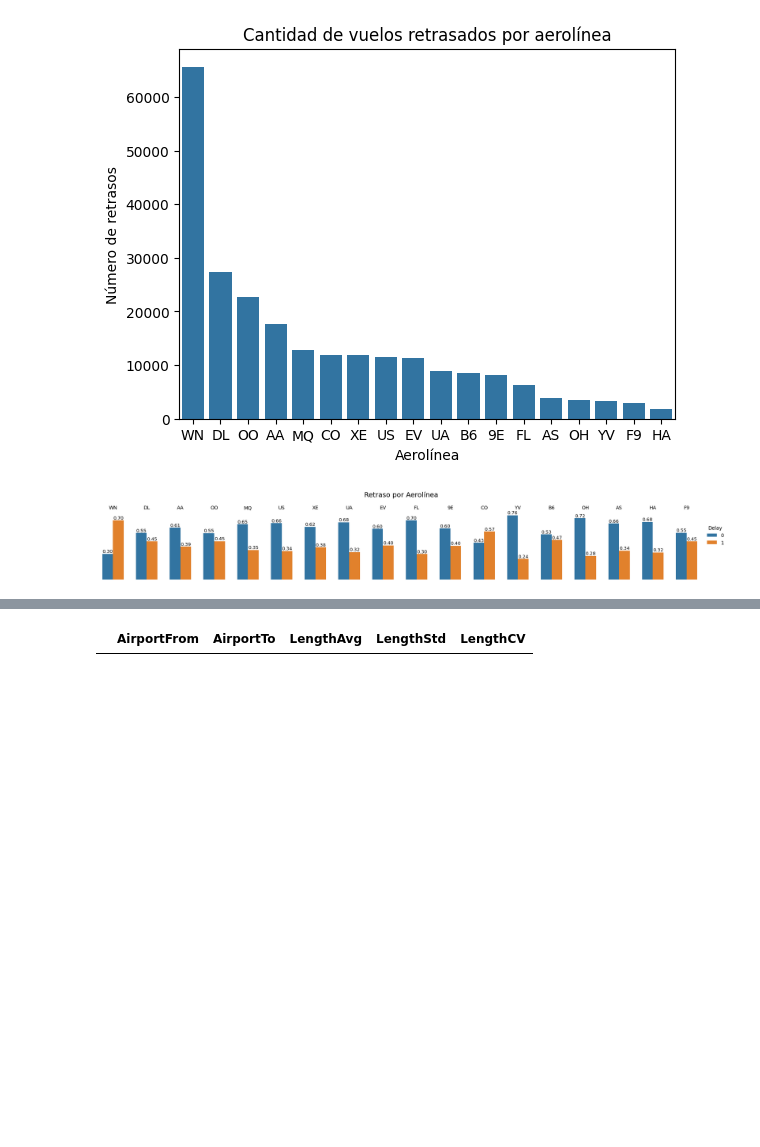
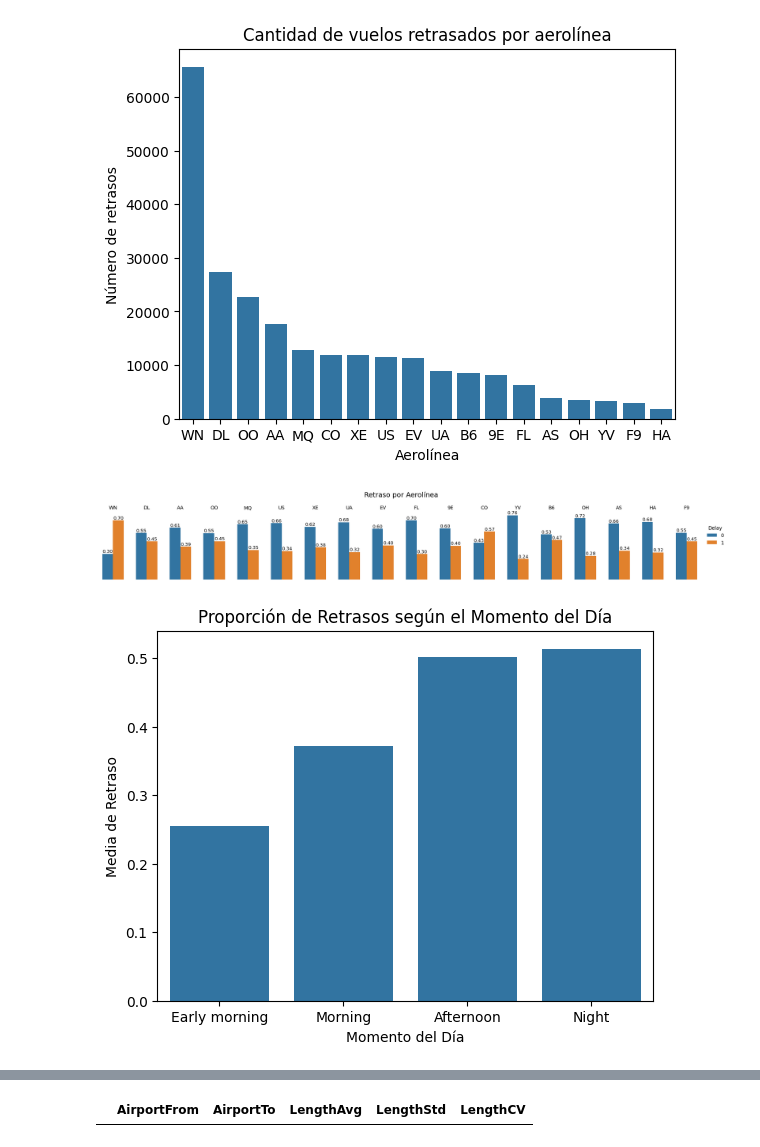
Before and after one commit to Sts87/FlightOnTime, a Jupyter notebook: FlightOnTime-Analisis.ipynb, the cells around one changed output, grey strips where cells are left out. Drawn from its saved outputs; the diff is of its cells as text; code cells hidden in the pictures; blank space fills up the shorter version.

Commit message:
implementar feature engineering y visualización de probabilidad de retrasos

```diff
--- a/FlightOnTime-Analisis.ipynb
+++ b/FlightOnTime-Analisis.ipynb
@@ -223,3 +223,14 @@ plt.show()
 # plt.close()
 # %% [output]
 [figure]
+# %%
+# Proporción de Retrasos según el Momento del Día:
+time_day = df.groupby('TimeDay', observed=False)['Delay'].mean().reset_index()
+
+sns.barplot(data=time_day, x='TimeDay', y='Delay')
+plt.title('Proporción de Retrasos según el Momento del Día')
+plt.ylabel('Media de Retraso')
+plt.xlabel('Momento del Día')
+plt.show()
+# %% [output]
+[figure, added]
```
Also changed, not shown: parts of 1 cell of this notebook.
